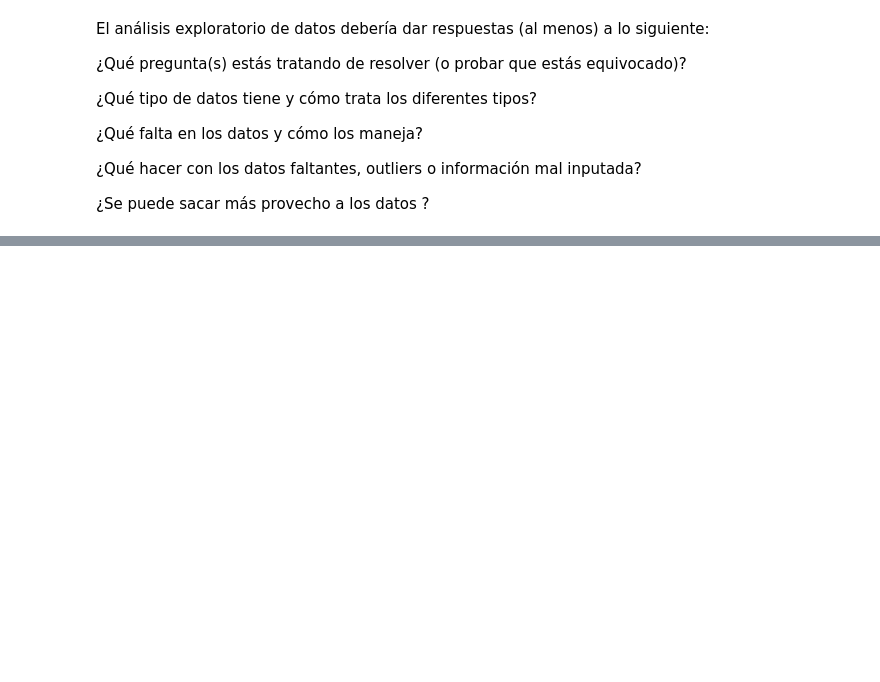
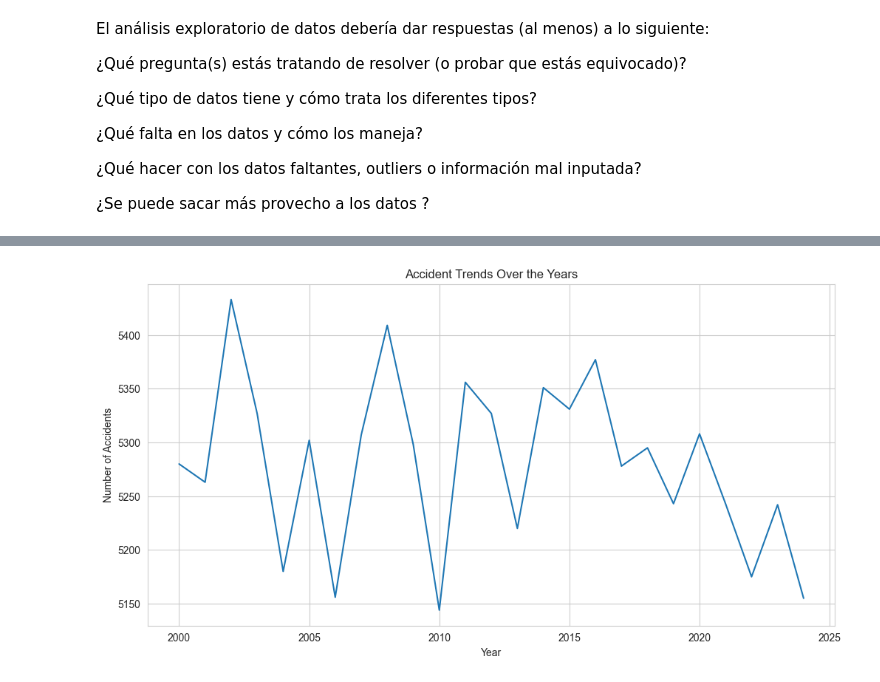
Before and after one commit to ntlg72/ETL-Global-Road-Accidents, a Jupyter notebook: notebooks/001_eda.ipynb, the cells around one changed output, grey strips where cells are left out. Cells and saved outputs as stored; diff of their text form; code cells hidden in the pictures; blank space fills up the shorter version.

```diff
--- a/notebooks/001_eda.ipynb
+++ b/notebooks/001_eda.ipynb
@@ -146,0 +180,14 @@ Index(['id', 'country', 'year', 'month', 'day_of_week', 'time_of_day',
+# %%
+def categorize_visibility(visibility_level):
+    if visibility_level < 200:
+        return "Muy Baja"
+    elif visibility_level < 300:
+        return "Baja"
+    elif visibility_level < 400:
+        return "Moderada"
+    else:
+        return "Alta"
+
+df["Visibility_Category"] = df["visibility_level"].apply(categorize_visibility)
+
+print(df["Visibility_Category"])
@@ -158,0 +350,9 @@ El análisis exploratorio de datos debería dar respuestas (al menos) a lo sigui
+# %%
+plt.figure(figsize=(12, 6))
+sns.lineplot(x="year", y="accident_count", data=df.groupby("year").size().reset_index(name="accident_count"))
+plt.title("Accident Trends Over the Years")
+plt.xlabel("Year")
+plt.ylabel("Number of Accidents")
+plt.show()
+# %% [output]
+[figure, added]
```
Also changed, not shown: parts of 13 cells of this notebook, 2 other files.
